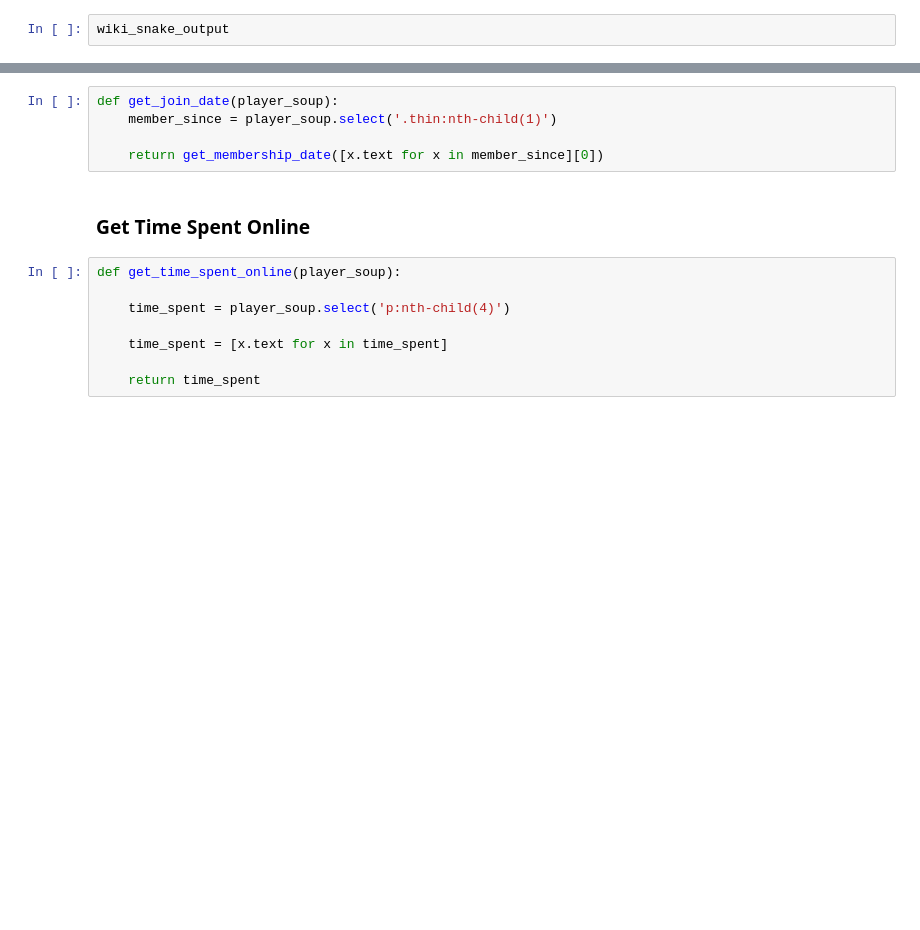
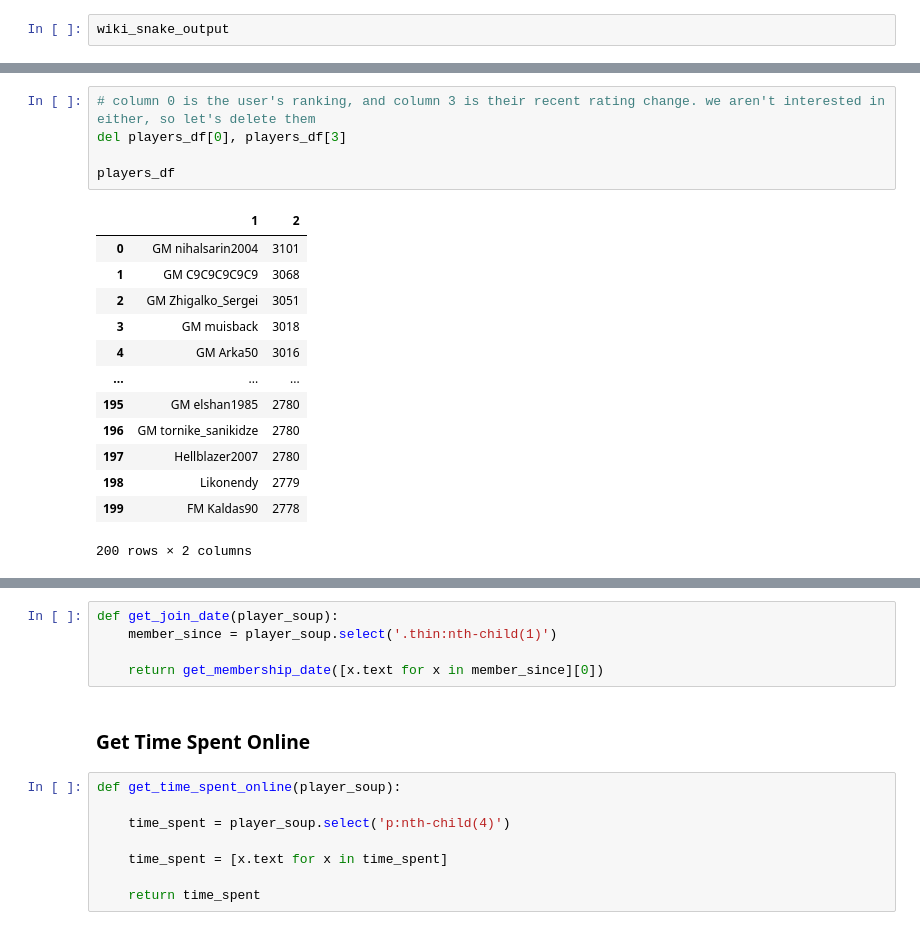
Before and after one commit to m-gaster/Library-Workshop, a Jupyter notebook: Final Tutorial.ipynb, the cells around one changed output, grey strips where cells are left out. Saved outputs shown, nothing was run; the diff lists cells and outputs as text; blank space fills up the shorter version.

```diff
--- a/Final Tutorial.ipynb
+++ b/Final Tutorial.ipynb
@@ -420,0 +444,19 @@ players_df
+# %%
+# column 0 is the user's ranking, and column 3 is their recent rating change. we aren't interested in either, so let's delete them
+del players_df[0], players_df[3]
+
+players_df
+# %% [output]
+|  | 1 | 2 |
+| 0 | GM nihalsarin2004 | 3101 |
+| 1 | GM C9C9C9C9C9 | 3068 |
+| 2 | GM Zhigalko_Sergei | 3051 |
+| 3 | GM muisback | 3018 |
+| 4 | GM Arka50 | 3016 |
+| ... | ... | ... |
+| 195 | GM elshan1985 | 2780 |
+| 196 | GM tornike_sanikidze | 2780 |
+| 197 | Hellblazer2007 | 2780 |
+| 198 | Likonendy | 2779 |
+| 199 | FM Kaldas90 | 2778 |
+200 rows × 2 columns
```
Also changed, not shown: parts of 72 cells of this notebook.
